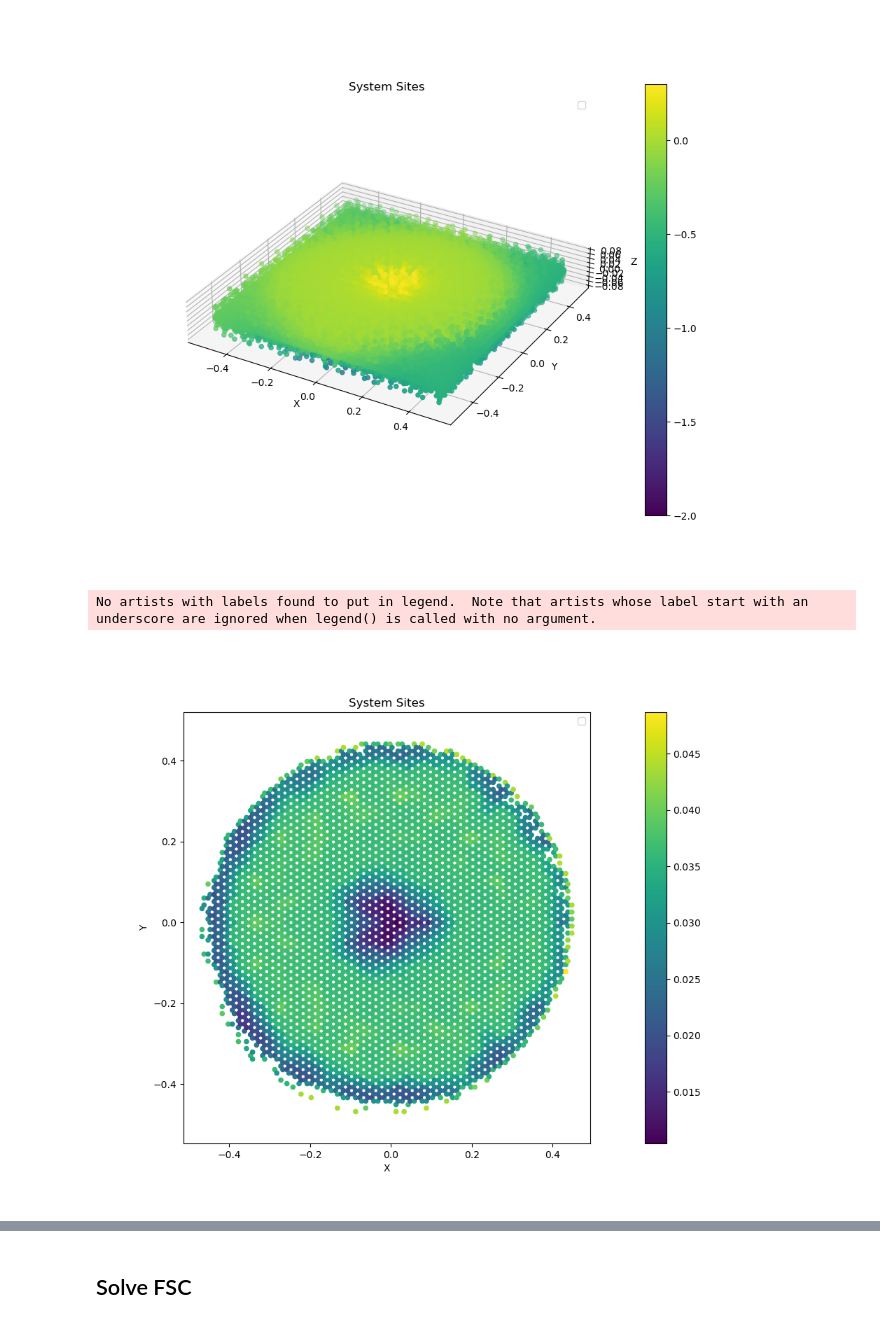
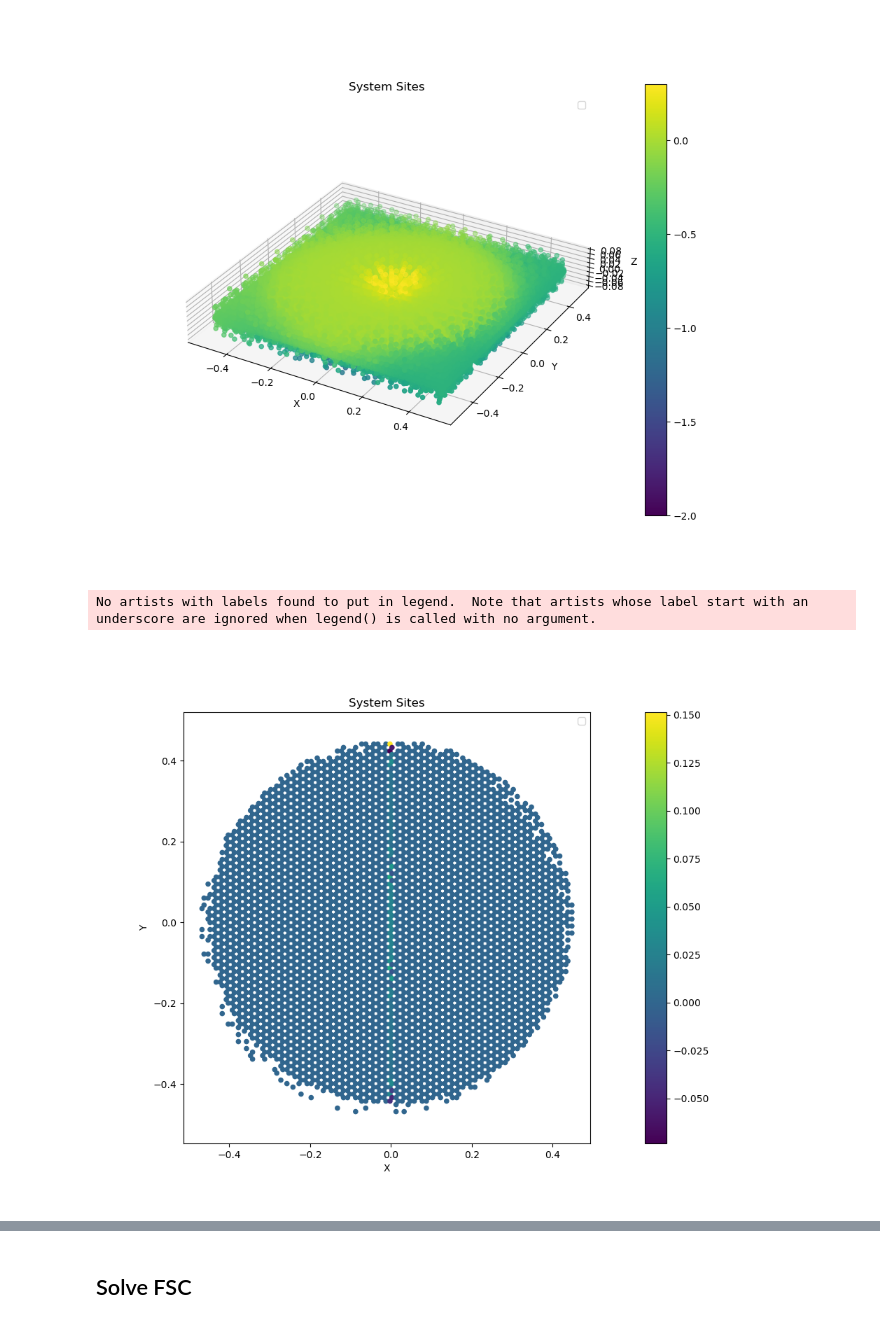
Before and after one commit to yzhaoo/EQuantum, a Jupyter notebook: dotgate.ipynb, the cells around one changed output, grey strips where cells are left out. Drawn from its saved outputs; the diff is of its cells as text; code cells hidden in the pictures.

```diff
--- a/dotgate.ipynb
+++ b/dotgate.ipynb
@@ -77,5 +87,5 @@ Voronoi cells have been created.
 EQsystem is successfully initialized.
 # %%
-config_file=setuppath+"001_1_hc.json"
+config_file=setuppath+"001_1_hc_step.json"
 syst=System(geoparams,config_file=config_file,ifqsystem=True,quantum_builder="default")
 # %% [output]
@@ -90,8 +100,8 @@ fsc=FSC(syst,ifinitial=False,params=qparams)
 # %% [output]
 The quantum problem has been initialized.
 # %%
-fsc.update_BC(syst,'gate','potential',0.3)
-fsc.update_BC(syst,'backgate','potential',-0.2,ifinitial=True)
+fsc.update_BC(syst,'gate','potential',0.2)
+fsc.update_BC(syst,'backgate','potential',0.1,ifinitial=True)
 # %% [output]
 The poisson problem has been initialized.
 # %% [markdown]
@@ -165,13 +178,23 @@ fsc.plot_full(fsc.Ui)
 # %% [output]
 No artists with labels found to put in legend.  Note that artists whose label start with an underscore are ignored when legend() is called with no argument.
 [figure]
+# %%
+num_neighbor=np.zeros(fsc.num_sites)
+for qidx, idx in enumerate(fsc.Qsites[181:182]): #for all sites in the quantum system
+    for neighbor in fsc.sites[idx].neighbors:
+        if fsc.sites[neighbor].coordinates[2]==0.:  # if the neighboring sites also belongs to the Qsystem
+            num_neighbor[neighbor]+=1
+# %%
+indicate=np.zeros(len(fsc.Qsites))
+for idx in cut_idx:
+    indicate[idx]=fsc.ni[fsc.Qprime][idx]
 # %%
-indicate=np.zeros(len(fsc.Qsites))
-#indicate[1335]=1
-plotdata=fsc.ni[fsc.Qsites]
+#indicate=np.zeros(len(fsc.Qsites))
+#indicate[np.array(cut_idx)[[65,66]]]=1
+plotdata=fsc.Ui[fsc.Qprime]
 #plotdata=dUdn[1]
 #plotdata=pot
-fsc.plot_qsystem(plotdata)
+fsc.plot_qsystem(indicate)
 # %% [output]
 No artists with labels found to put in legend.  Note that artists whose label start with an underscore are ignored when legend() is called with no argument.
-[figure, old version]
+[figure, new version]
```
Also changed, not shown: parts of 30 cells of this notebook, 7 other files.
